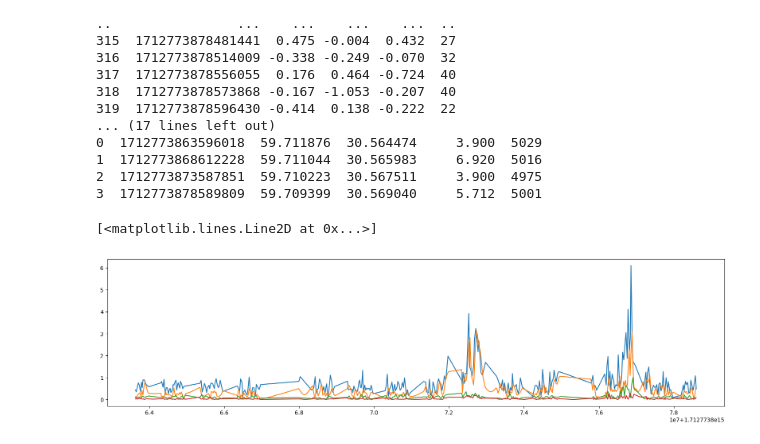
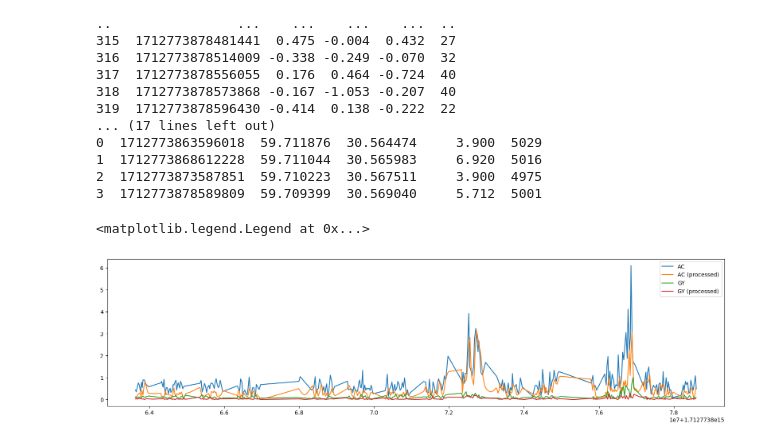
Before and after one commit to zubrailx/road-condition-monitoring, a Jupyter notebook: guessr/interpolate2.ipynb, the cells around one changed output. Drawn from its saved outputs; the diff is of its cells as text; code cells hidden in the pictures.

```diff
--- a/guessr/interpolate2.ipynb
+++ b/guessr/interpolate2.ipynb
@@ -131,46 +131,53 @@ def reduce_noice(acDf: pandas.DataFrame, gyDf: pandas.DataFrame):
     # gyil = (gyXil**2 + gyYil**2 + gyZil**2) ** 0.5
 
 
-(acDfn, gyDfn) = reduce_noice(acDfc, gyDfc)
-(acDfi, gyDfi, gpsDfi) = processing.interpolate(acDfn, gyDfn, gpsDfc)
+# (acDfi, gyDfi, gpsDfi) = processing.interpolate(acDfc, gyDfc, gpsDfc)
+# (acDfn, gyDfn) = reduce_noice(acDfi, gyDfi)
+# acDfr, gyDfr, gpsDfr = acDfn, gyDfn, gpsDfi
+
+(acDfi, gyDfi) = reduce_noice(acDfc, gyDfc)
+(acDfj, gyDfj, gpsDfj) = processing.interpolate(acDfi, gyDfi, gpsDfc)
+acDfr, gyDfr, gpsDfr = acDfj, gyDfj, gpsDfj
 # %%
 # initial values
 acTimes = acDfc.time.to_numpy()
 acX = acDfc.x.to_numpy()
 acY = acDfc.y.to_numpy()
 acZ = acDfc.z.to_numpy()
 
 ac = (acX ** 2 + acY ** 2 + acZ ** 2) ** 0.5
 
 gyTimes = gyDfc.time.to_numpy()
 gyX = gyDfc.x.to_numpy()
 gyY = gyDfc.y.to_numpy()
 gyZ = gyDfc.z.to_numpy()
 
 gy = (gyX ** 2 + gyY ** 2 + gyZ ** 2) ** 0.5
 
 
 # processed values
-acTimesi = acDfi.time.to_numpy()
-acXi = acDfi.x.to_numpy()
-acYi = acDfi.y.to_numpy()
-acZi = acDfi.z.to_numpy()
+acTimesi = acDfr.time.to_numpy()
+acXi = acDfr.x.to_numpy()
+acYi = acDfr.y.to_numpy()
+acZi = acDfr.z.to_numpy()
 
 aci = (acXi ** 2 + acYi ** 2 + acZi ** 2) ** 0.5
 
-gyTimesi = gyDfi.time.to_numpy()
-gyXi = gyDfi.x.to_numpy()
-gyYi = gyDfi.y.to_numpy()
-gyZi = gyDfi.z.to_numpy()
+gyTimesi = gyDfr.time.to_numpy()
+gyXi = gyDfr.x.to_numpy()
+gyYi = gyDfr.y.to_numpy()
+gyZi = gyDfr.z.to_numpy()
 
 gyi = (gyXi ** 2 + gyYi ** 2 + gyZi ** 2) ** 0.5
 
 plt.figure().set_figwidth(20)
-plt.plot(acTimes, ac, '-')
-plt.plot(acTimesi, aci, '-')
+plt.plot(acTimes, ac, '-', label="AC")
+plt.plot(acTimesi, aci, '-', label="AC (processed)")
 
-plt.plot(gyTimes, gy, '-')
-plt.plot(gyTimesi, gyi, '-')
+plt.plot(gyTimes, gy, '-', label="GY")
+plt.plot(gyTimesi, gyi, '-', label="GY (processed)")
+
+plt.legend()
 # %% [output]
-[<matplotlib.lines.Line2D at 0x...>]
+<matplotlib.legend.Legend at 0x...>
-[figure, old version]
+[figure, new version]
```
Also changed, not shown: 6 other files.
